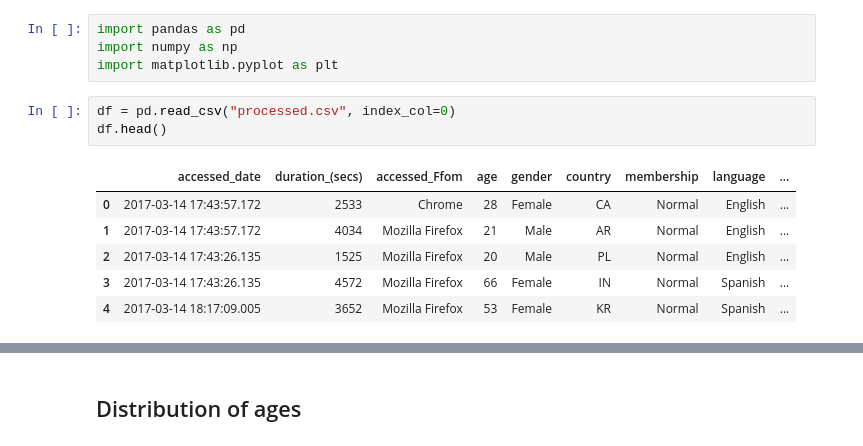
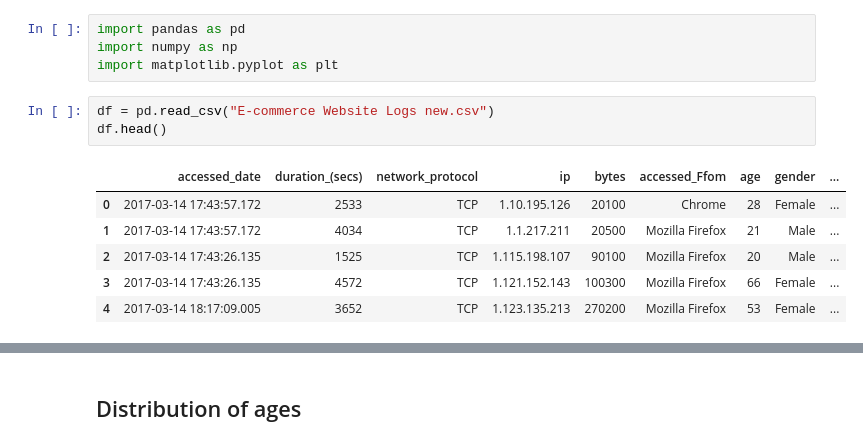
Before and after one commit to s-callejo/AI-Academy-capstone-project-team2, a Jupyter notebook: eda.ipynb, the cells around one changed output, grey strips where cells are left out. Cells and saved outputs as stored; diff of their text form.

```diff
--- a/eda.ipynb
+++ b/eda.ipynb
@@ -3,12 +3,12 @@ import pandas as pd
 import numpy as np
 import matplotlib.pyplot as plt
 # %%
-df = pd.read_csv("processed.csv", index_col=0)
+df = pd.read_csv("E-commerce Website Logs new.csv")
 df.head()
 # %% [output]
-|  | accessed_date | duration_(secs) | accessed_Ffom | age | gender | country | membership | language | ... |
-| 0 | 2017-03-14 17:43:57.172 | 2533 | Chrome | 28 | Female | CA | Normal | English | ... |
-| 1 | 2017-03-14 17:43:57.172 | 4034 | Mozilla Firefox | 21 | Male | AR | Normal | English | ... |
-| 2 | 2017-03-14 17:43:26.135 | 1525 | Mozilla Firefox | 20 | Male | PL | Normal | English | ... |
-| 3 | 2017-03-14 17:43:26.135 | 4572 | Mozilla Firefox | 66 | Female | IN | Normal | Spanish | ... |
-| 4 | 2017-03-14 18:17:09.005 | 3652 | Mozilla Firefox | 53 | Female | KR | Normal | Spanish | ... |
+|  | accessed_date | duration_(secs) | network_protocol | ip | bytes | accessed_Ffom | age | gender | ... |
+| 0 | 2017-03-14 17:43:57.172 | 2533 | TCP | 1.10.195.126 | 20100 | Chrome | 28 | Female | ... |
+| 1 | 2017-03-14 17:43:57.172 | 4034 | TCP | 1.1.217.211 | 20500 | Mozilla Firefox | 21 | Male | ... |
+| 2 | 2017-03-14 17:43:26.135 | 1525 | TCP | 1.115.198.107 | 90100 | Mozilla Firefox | 20 | Male | ... |
+| 3 | 2017-03-14 17:43:26.135 | 4572 | TCP | 1.121.152.143 | 100300 | Mozilla Firefox | 66 | Female | ... |
+| 4 | 2017-03-14 18:17:09.005 | 3652 | TCP | 1.123.135.213 | 270200 | Mozilla Firefox | 53 | Female | ... |
```
Also changed, not shown: parts of 14 cells of this notebook.
